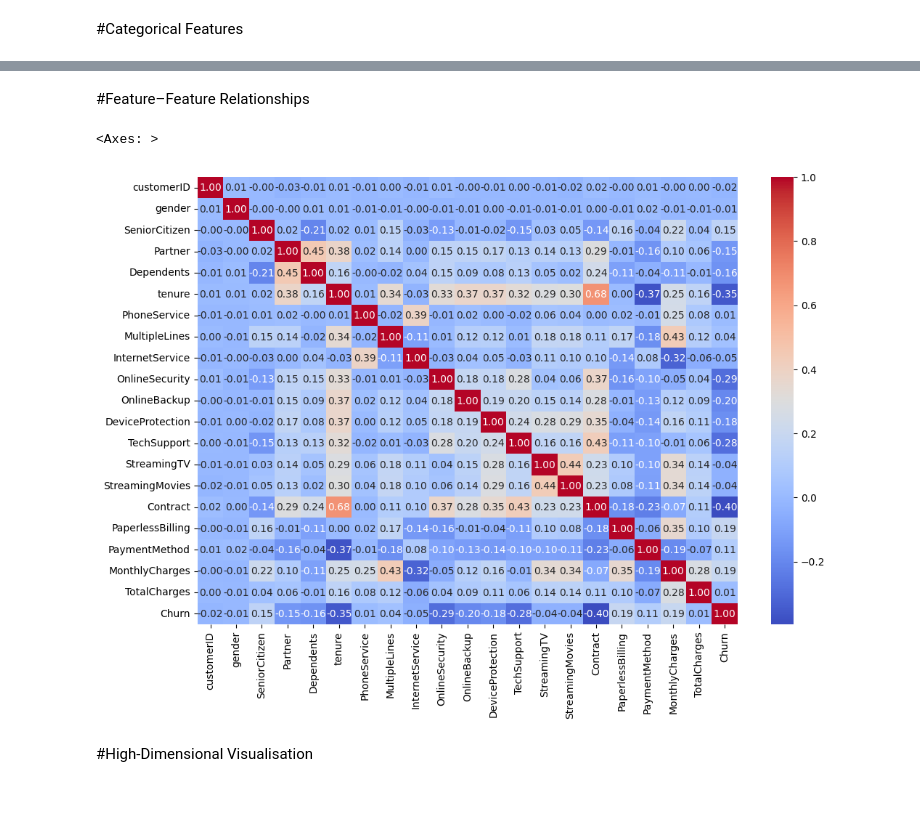
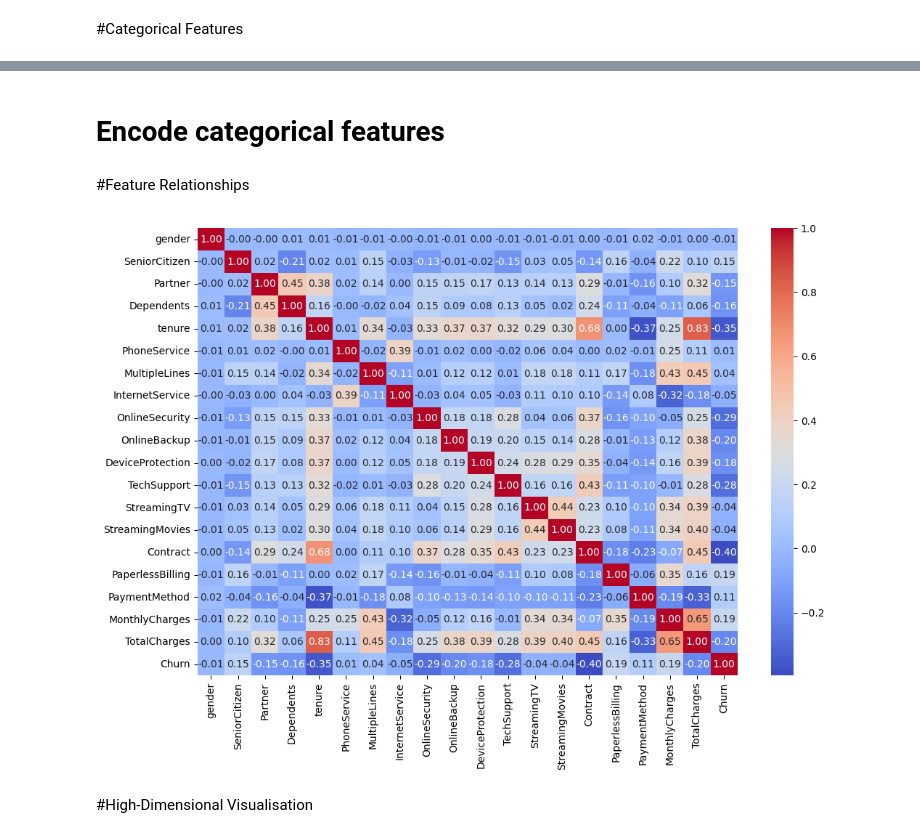
Before and after one commit to alrramezani/BUSINESS-DATA-ANALYTICS-PROJECT, a Jupyter notebook: notebooks/eda.ipynb, the cells around one changed output, grey strips where cells are left out. Saved outputs shown, nothing was run; the diff lists cells and outputs as text; code cells hidden in the pictures; blank space fills up the shorter version.

```diff
--- a/notebooks/eda.ipynb
+++ b/notebooks/eda.ipynb
@@ -66,0 +69,8 @@ dtype: object
+# %%
+if 'customerID' in df.columns:
+  df.drop('customerID', axis=1, inplace=True)
+df.replace(" ", np.nan, inplace=True)
+df.dropna(inplace=True)
+df['TotalCharges'] = pd.to_numeric(df['TotalCharges'])
+
+df.head()
@@ -96,6 +93,7 @@ dtype: int64
 
 We use boxplots to observe how each feature differs across churn classes.
 # %%
+num_cols = ['TotalCharges', 'tenure', 'MonthlyCharges']
 for col in num_cols:
     sns.boxplot(x='Churn', y=col, data=df)
     plt.title(f"{col} vs Churn")
@@ -146,0 +151,2 @@ dtype: float64
+# %% [markdown]
+# Encode categorical features
@@ -147,12 +155,18 @@ dtype: float64
+# %%
+for col in df.select_dtypes(include=['object']).columns:
+  if col != 'Churn':
+    le = LabelEncoder()
+    df[col] = le.fit_transform(df[col])
 # %% [markdown]
- #Feature–Feature Relationships
+#Feature Relationships
 # %%
 # Correlation heatmap
 plt.figure(figsize=(12, 8))
-sns.heatmap(df.corr(), annot=True, fmt='.2f', cmap='coolwarm')
+numeric_df = df.select_dtypes(include=np.number) # Select only numerical columns
+sns.heatmap(numeric_df.corr(), annot=True, fmt='.2f', cmap='coolwarm')
+plt.show()
 # %% [output]
-<Axes: >
-[figure, old version]
+[figure, new version]
 # %% [markdown]
 #High-Dimensional Visualisation
 # %%
```
Also changed, not shown: parts of 11 cells of this notebook, 2 other files.
